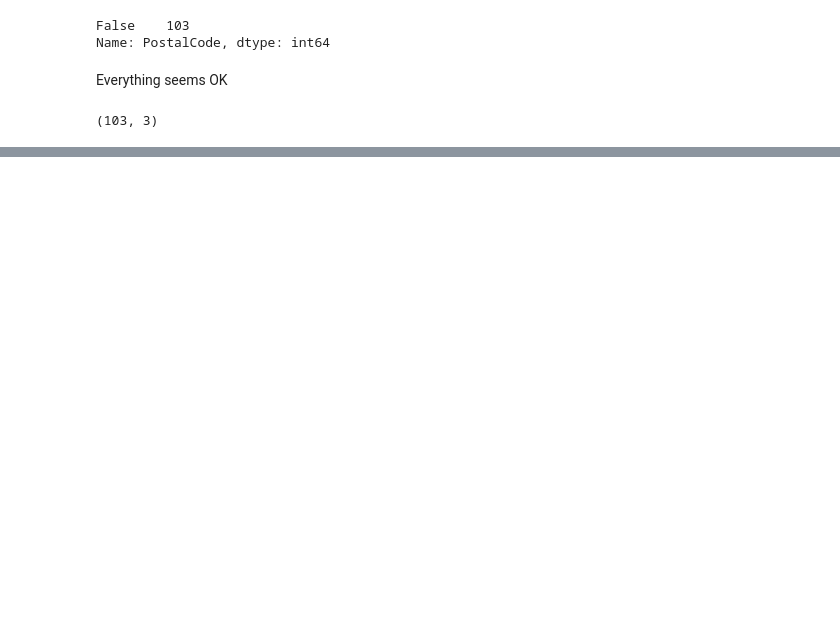
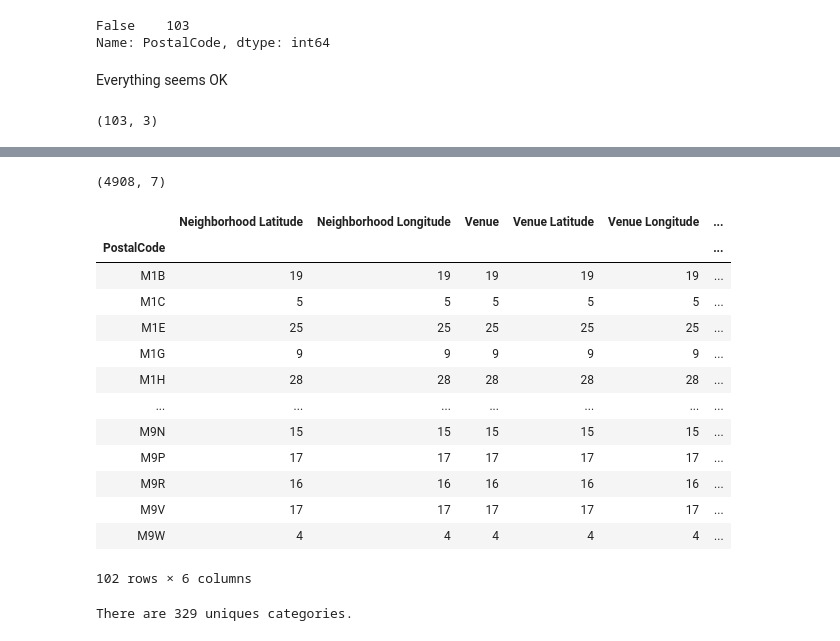
Before and after one commit to Sinloft-dev/Coursera_Capstone, a Jupyter notebook: Segmenting and Clustering Neighborhoods in Toronto.ipynb, the cells around one changed output, grey strips where cells are left out. Drawn from its saved outputs; the diff is of its cells as text; code cells hidden in the pictures; blank space fills up the shorter version.

```diff
--- a/Segmenting and Clustering Neighborhoods in Toronto.ipynb
+++ b/Segmenting and Clustering Neighborhoods in Toronto.ipynb
@@ -50,0 +69,20 @@ df.shape
+# %%
+# Create a map of Torondo with points
+import folium
+
+map_toronto = folium.Map(location=[toronto_latitude, toronto_longitude], zoom_start=11)
+
+for lat, lng, borough, neighborhood in zip(df['Latitude'], df['Longitude'], df['Borough'], df['Neighborhood']):
+    label = '{}, {}'.format(neighborhood, borough)
+    label = folium.Popup(label, parse_html=True)
+    folium.CircleMarker(
+        [lat, lng],
+        radius=5,
+        popup=label,
+        color='blue',
+        fill=True,
+        fill_color='#3186cc',
+        fill_opacity=0.7,
+        parse_html=False).add_to(map_toronto)
+
+map_toronto
@@ -50,0 +177,25 @@ df.shape
+# %%
+venues.shape
+# %% [output]
+(4908, 7)
+# %%
+venues.groupby('PostalCode').count()
+# %% [output]
+|  | Neighborhood Latitude | Neighborhood Longitude | Venue | Venue Latitude | Venue Longitude | ... |
+| PostalCode |  |  |  |  |  | ... |
+| M1B | 19 | 19 | 19 | 19 | 19 | ... |
+| M1C | 5 | 5 | 5 | 5 | 5 | ... |
+| M1E | 25 | 25 | 25 | 25 | 25 | ... |
+| M1G | 9 | 9 | 9 | 9 | 9 | ... |
+| M1H | 28 | 28 | 28 | 28 | 28 | ... |
+| ... | ... | ... | ... | ... | ... | ... |
+| M9N | 15 | 15 | 15 | 15 | 15 | ... |
+| M9P | 17 | 17 | 17 | 17 | 17 | ... |
+| M9R | 16 | 16 | 16 | 16 | 16 | ... |
+| M9V | 17 | 17 | 17 | 17 | 17 | ... |
+| M9W | 4 | 4 | 4 | 4 | 4 | ... |
+102 rows × 6 columns
+# %%
+print('There are {} uniques categories.'.format(len(venues['Venue Category'].unique())))
+# %% [output]
+There are 329 uniques categories.
```
Also changed, not shown: parts of 23 cells of this notebook, 1 other file.
